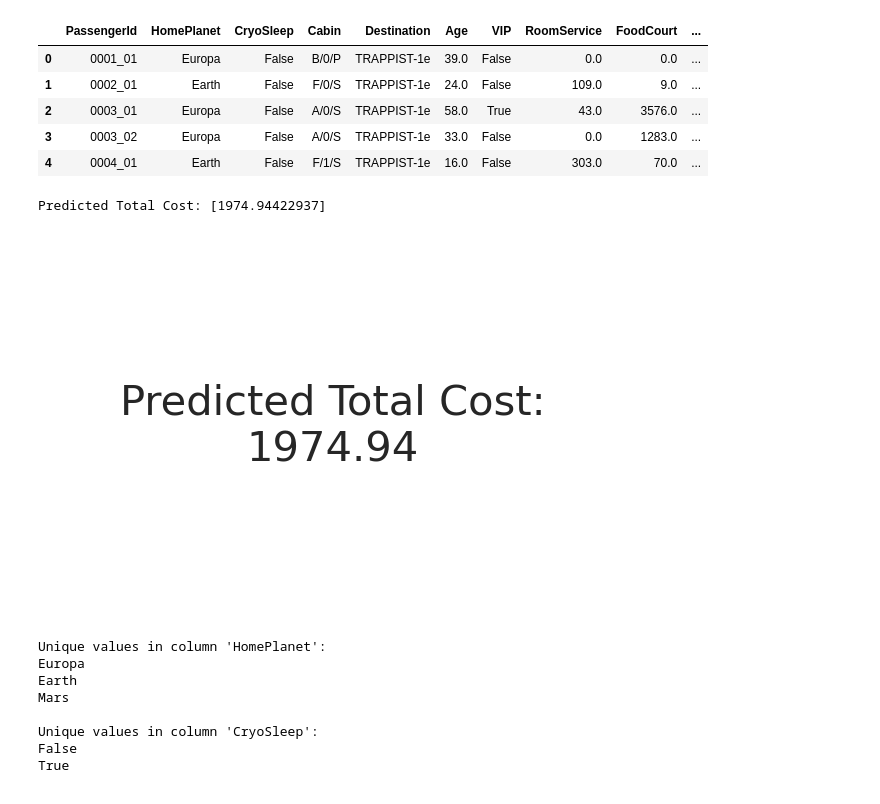
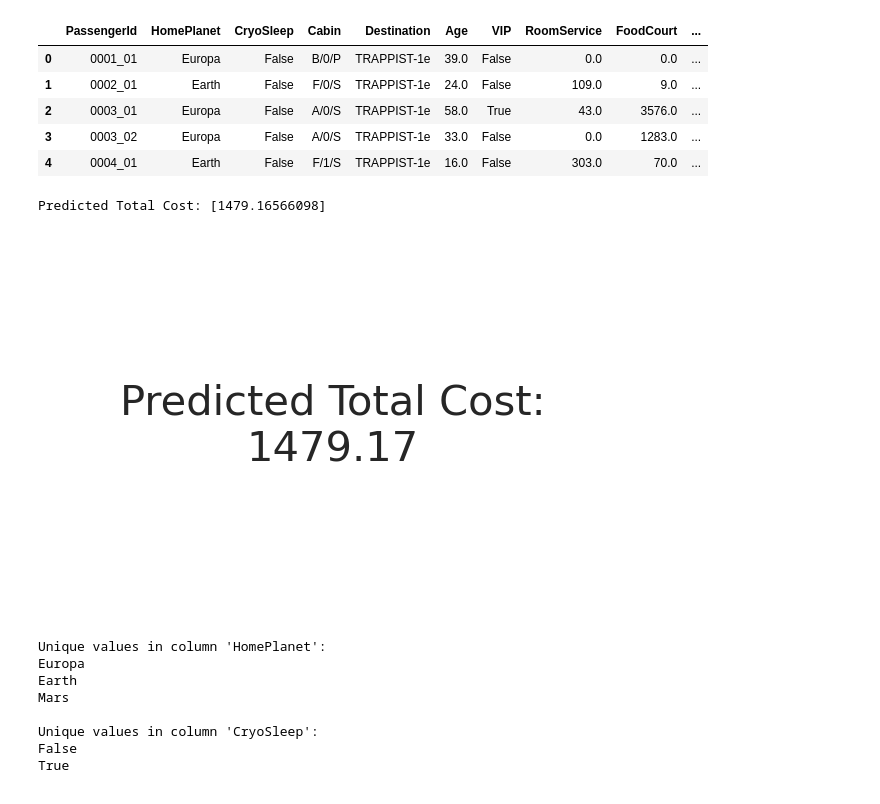
Before and after one commit to shanalytics/Spaceship-titanic-Survival-prediction, a Jupyter notebook: spaceship-titanic-survival-prediction.ipynb, the cells around one changed output. Saved outputs shown, nothing was run; the diff lists cells and outputs as text; code cells hidden in the pictures.

```diff
--- a/spaceship-titanic-survival-prediction.ipynb
+++ b/spaceship-titanic-survival-prediction.ipynb
@@ -833,37 +833,37 @@ from sklearn.linear_model import LinearRegression
 # Create feature matrix X and target variable y
 X = train_df[['Age', 'VIP','Transported']]  # Select the relevant columns for the features
 y = train_df['TotalCost']     # Select the target variable
 
 # Create linear regression model and fit it to the data
 model = LinearRegression()
 model.fit(X, y)
 
 # Make predictions
-age = 60   # Example age
-vip = 0     # Example VIP status (1 for True, 0 for False)
+age = 45   # Example age
+vip = 0    # Example VIP status (1 for True, 0 for False)
 transported = 1  # Example value for the 'Transported' feature (1 for True, 0 for False)
 
 
 # Reshape the input as a 2D array since we have a single sample
 prediction = model.predict(np.array([[age, vip, transported]]).reshape(1, -1))
 
 print("Predicted Total Cost:", prediction)
 
 import matplotlib.pyplot as plt
 
 # Set the figure size
 plt.figure(figsize=(6, 4))
 # Plot the text
 plt.text(0.5, 0.5, f"Predicted Total Cost:\n{prediction[0]:.2f}", ha='center', va='center', fontsize=30)
 # Remove the axis ticks and labels
 plt.axis('off')
 # Adjust the layout
 plt.tight_layout()
 # Show the plot
 plt.show()
 # %% [output]
-Predicted Total Cost: [1974.94422937]
+Predicted Total Cost: [1479.16566098]
-[figure, old version]
+[figure, new version]
 # %%
 import numpy as np
 from sklearn.linear_model import LinearRegression
```
Also changed, not shown: parts of 5 cells of this notebook.
